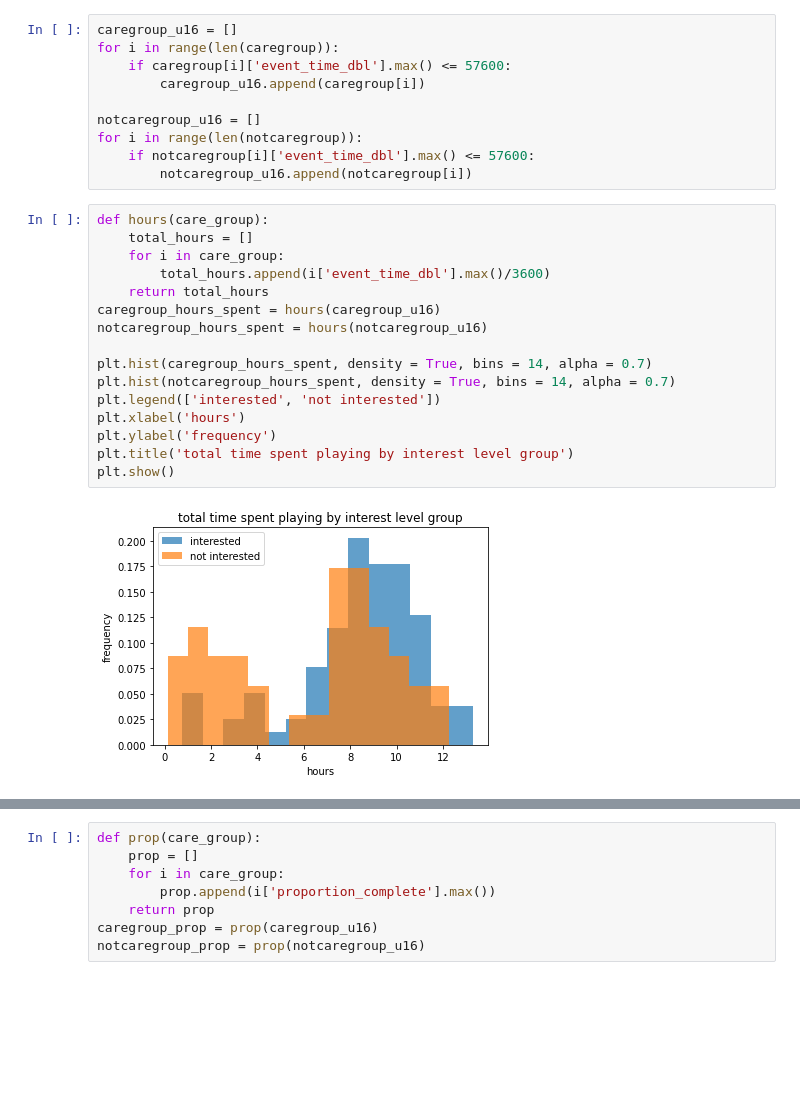
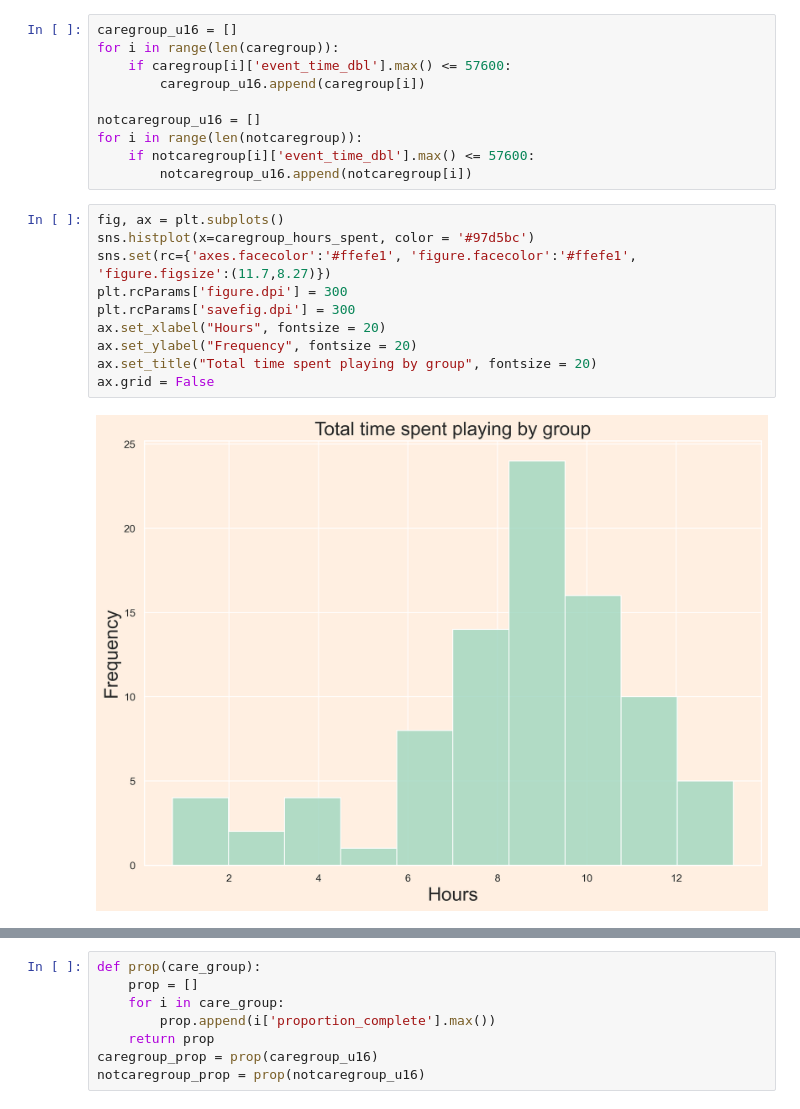
Before and after one commit to ryankkien/AttentionInElmCity-DF2022, a Jupyter notebook: DF2022 (1).ipynb, the cells around one changed output, grey strips where cells are left out. Drawn from its saved outputs; the diff is of its cells as text; blank space fills up the shorter version.

```diff
--- a/DF2022 (1).ipynb
+++ b/DF2022 (1).ipynb
@@ -60,21 +61,15 @@ notcaregroup_u16 = []
 for i in range(len(notcaregroup)):
     if notcaregroup[i]['event_time_dbl'].max() <= 57600:
         notcaregroup_u16.append(notcaregroup[i])
-# %%
-def hours(care_group):
-    total_hours = []
-    for i in care_group:
-        total_hours.append(i['event_time_dbl'].max()/3600)
-    return total_hours
-caregroup_hours_spent = hours(caregroup_u16)
-notcaregroup_hours_spent = hours(notcaregroup_u16)
-
-plt.hist(caregroup_hours_spent, density = True, bins = 14, alpha = 0.7)
-plt.hist(notcaregroup_hours_spent, density = True, bins = 14, alpha = 0.7)
-plt.legend(['interested', 'not interested'])
-plt.xlabel('hours')
-plt.ylabel('frequency')
-plt.title('total time spent playing by interest level group')
-plt.show()
-# %% [output]
-[figure, removed]
+# %%
+fig, ax = plt.subplots()
+sns.histplot(x=caregroup_hours_spent, color = '#97d5bc')
+sns.set(rc={'axes.facecolor':'#ffefe1', 'figure.facecolor':'#ffefe1', 'figure.figsize':(11.7,8.27)})
+plt.rcParams['figure.dpi'] = 300
+plt.rcParams['savefig.dpi'] = 300
+ax.set_xlabel("Hours", fontsize = 20)
+ax.set_ylabel("Frequency", fontsize = 20)
+ax.set_title("Total time spent playing by group", fontsize = 20)
+ax.grid = False
+# %% [output]
+[figure, added]
```
Also changed, not shown: parts of 9 cells of this notebook, 2 other files.
